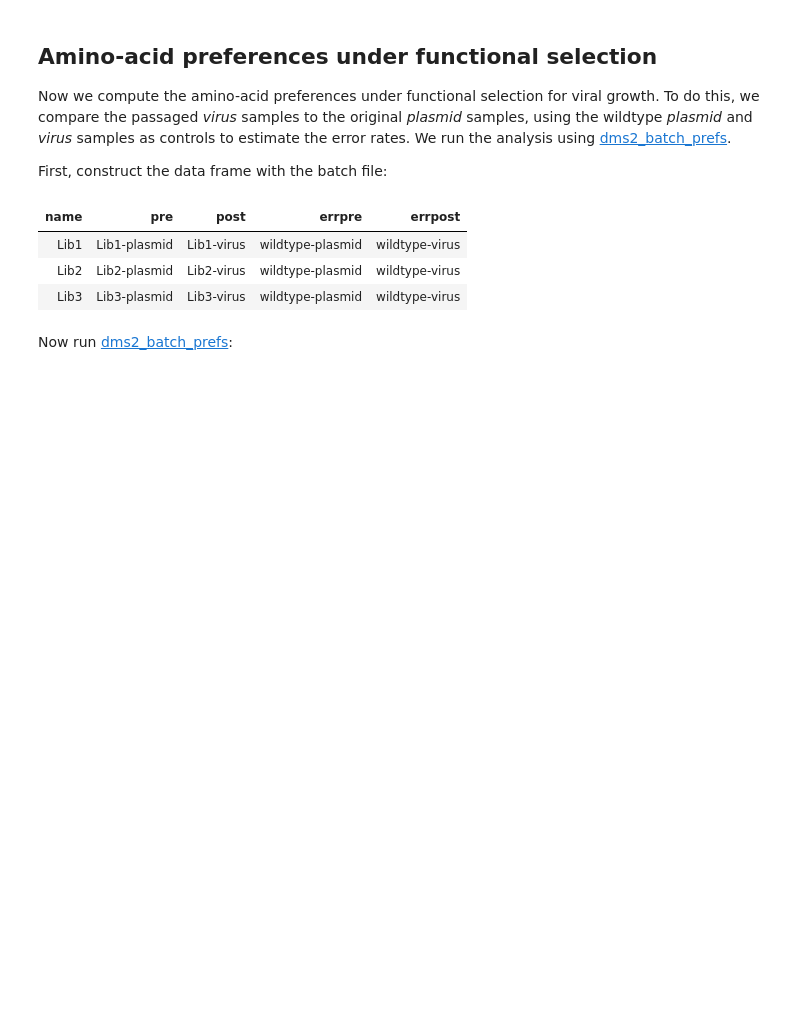
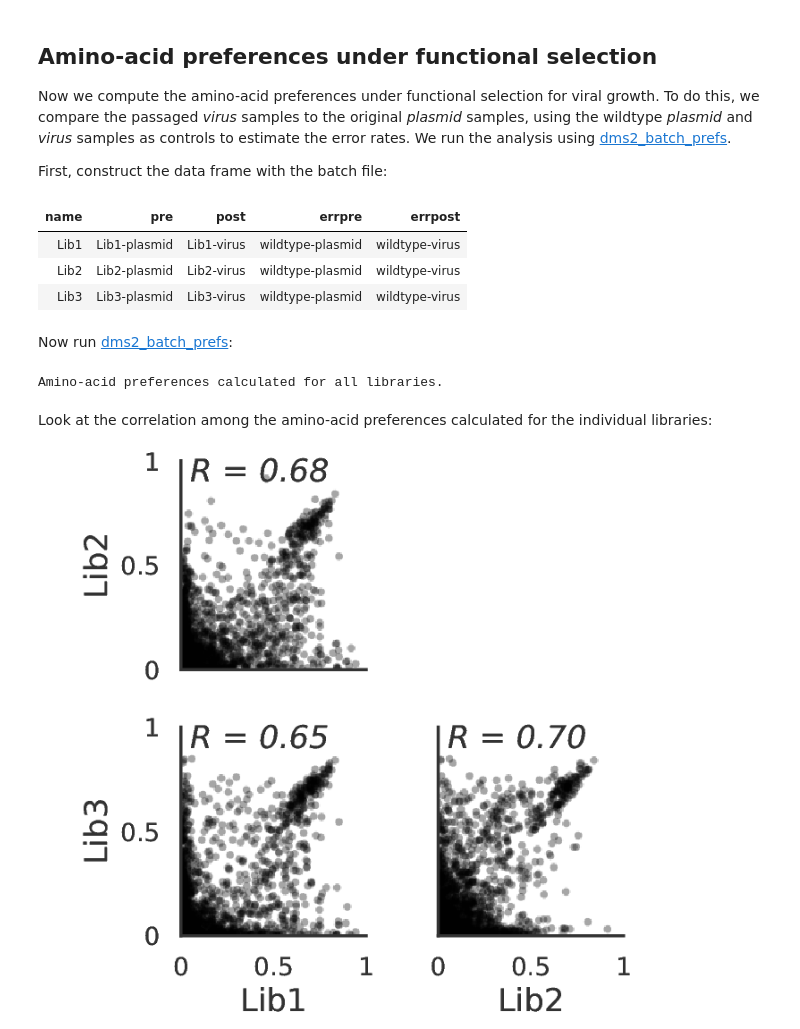
Before and after one commit to jbloomlab/ZIKV_DMS_with_EvansLab, a Jupyter notebook: analysis_notebook.ipynb, the cells around one changed output. Saved outputs shown, nothing was run; the diff lists cells and outputs as text; code cells hidden in the pictures; blank space fills up the shorter version.

Commit message:
runs through all preference analyses

```diff
--- a/analysis_notebook.ipynb
+++ b/analysis_notebook.ipynb
@@ -207,3 +229,16 @@ log = ! dms2_batch_prefs \
         --outdir {prefsdir} \
         --summaryprefix summary \
         --use_existing {use_existing}
+
+assert all(map(os.path.isfile, [os.path.join(prefsdir, lib + '_prefs.csv')
+                                for lib in prefs_batch.name]))
+
+print("Amino-acid preferences calculated for all libraries.")
+# %% [output]
+Amino-acid preferences calculated for all libraries.
+# %% [markdown]
+Look at the correlation among the amino-acid preferences calculated for the individual libraries:
+# %%
+showPDF(os.path.join(prefsdir, 'summary_prefscorr.pdf'))
+# %% [output]
+[figure, added]
```
Also changed, not shown: parts of 22 cells of this notebook, 7 other files.
